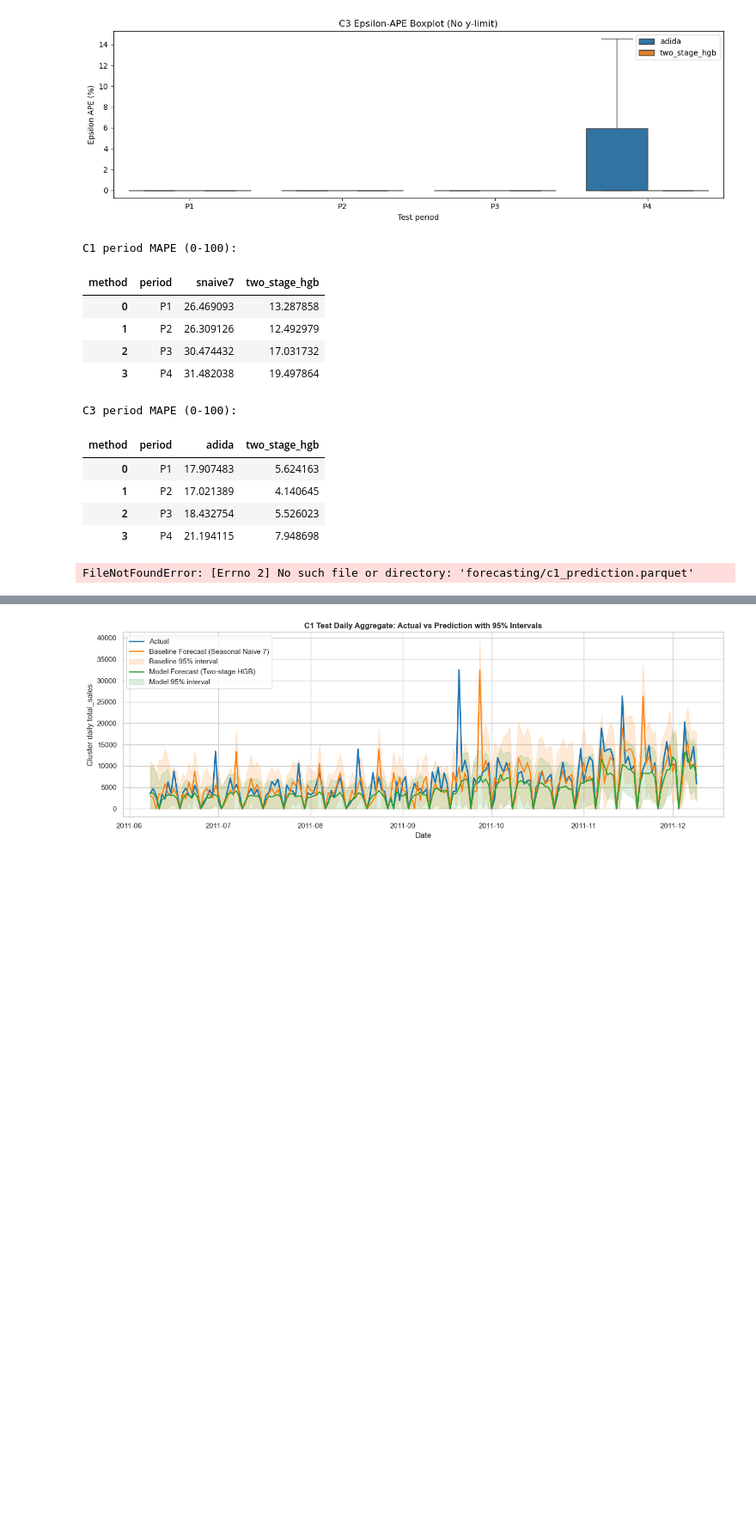
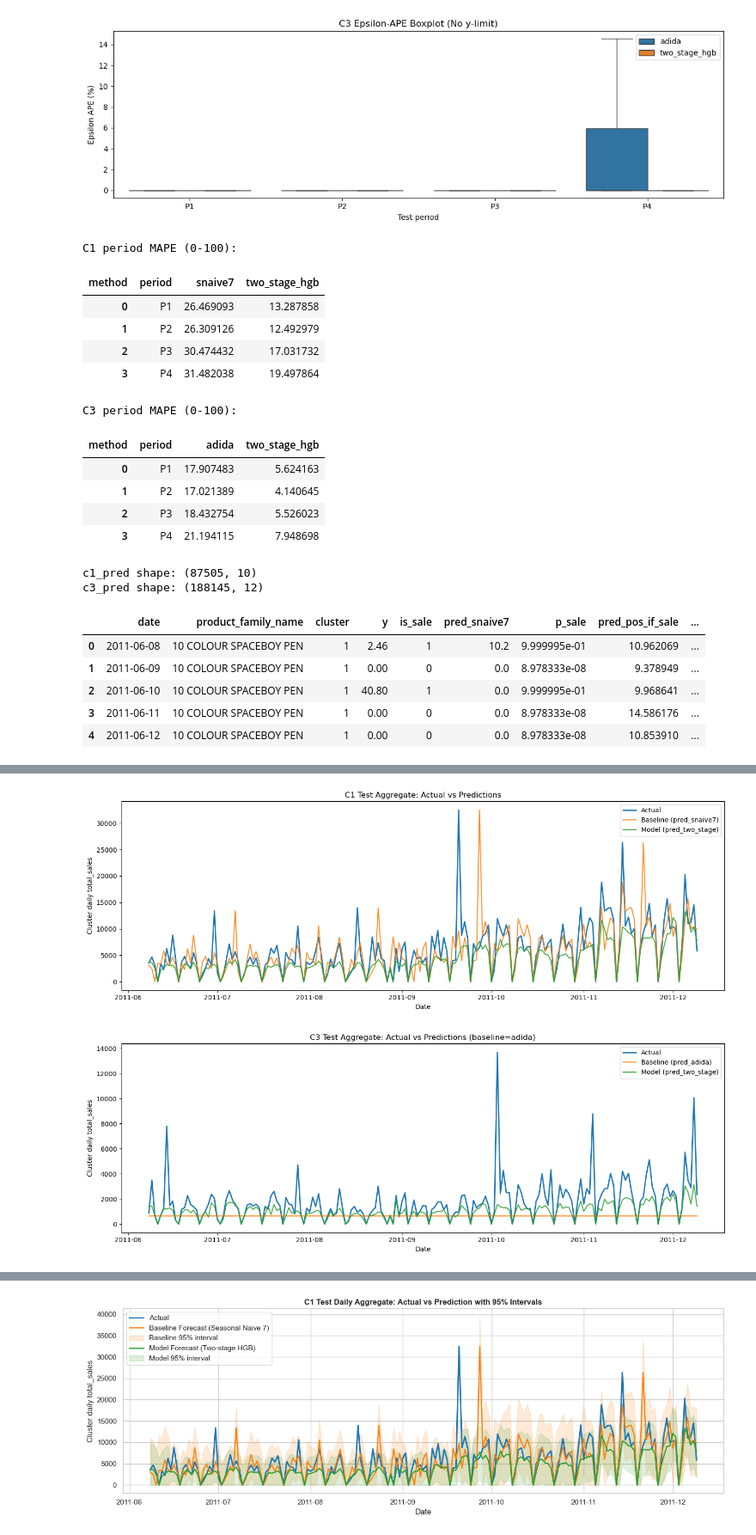
Before and after one commit to CserYe03na/Online_Retail_Forecasting, a Jupyter notebook: c1c3forecasting.ipynb, the cells around one changed output, grey strips where cells are left out. Shown at 86% size. Cells and saved outputs as stored; diff of their text form; code cells hidden in the pictures; blank space fills up the shorter version.

Commit message:
fix path errors

```diff
--- a/c1c3forecasting.ipynb
+++ b/c1c3forecasting.ipynb
@@ -234,8 +234,8 @@ display(period_metric_pivot(art_c3.metrics_by_period, "MAPE_0_100"))
 # ============================================
 # 5) Optional: load saved prediction parquet files
 # ============================================
-c1_pred = pd.read_parquet("forecasting/c1_prediction.parquet")
-c3_pred = pd.read_parquet("forecasting/c3_prediction.parquet")
+c1_pred = pd.read_parquet("data/forecasting/c1_prediction.parquet")
+c3_pred = pd.read_parquet("data/forecasting/c3_prediction.parquet")
 
 print("c1_pred shape:", c1_pred.shape)
 print("c3_pred shape:", c3_pred.shape)
@@ -300,4 +300,11 @@ C3 period MAPE (0-100):
 | 1 | P2 | 17.021389 | 4.140645 |
 | 2 | P3 | 18.432754 | 5.526023 |
 | 3 | P4 | 21.194115 | 7.948698 |
-FileNotFoundError: [Errno 2] No such file or directory: 'forecasting/c1_prediction.parquet'
+c1_pred shape: (87505, 10)
+c3_pred shape: (188145, 12)
+|  | date | product_family_name | cluster | y | is_sale | pred_snaive7 | p_sale | pred_pos_if_sale | ... |
+| 0 | 2011-06-08 | 10 COLOUR SPACEBOY PEN | 1 | 2.46 | 1 | 10.2 | 9.999995e-01 | 10.962069 | ... |
+| 1 | 2011-06-09 | 10 COLOUR SPACEBOY PEN | 1 | 0.00 | 0 | 0.0 | 8.978333e-08 | 9.378949 | ... |
+| 2 | 2011-06-10 | 10 COLOUR SPACEBOY PEN | 1 | 40.80 | 1 | 0.0 | 9.999995e-01 | 9.968641 | ... |
+| 3 | 2011-06-11 | 10 COLOUR SPACEBOY PEN | 1 | 0.00 | 0 | 0.0 | 8.978333e-08 | 14.586176 | ... |
+| 4 | 2011-06-12 | 10 COLOUR SPACEBOY PEN | 1 | 0.00 | 0 | 0.0 | 8.978333e-08 | 10.853910 | ... |
@@ -304,3 +317,5 @@ FileNotFoundError: [Errno 2] No such file or directory: 'forecasting/c1_predicti
+[figure, added]
+[figure, added]
 # %%
 import numpy as np
 import matplotlib.pyplot as plt
```
Also changed, not shown: parts of 1 cell of this notebook.
